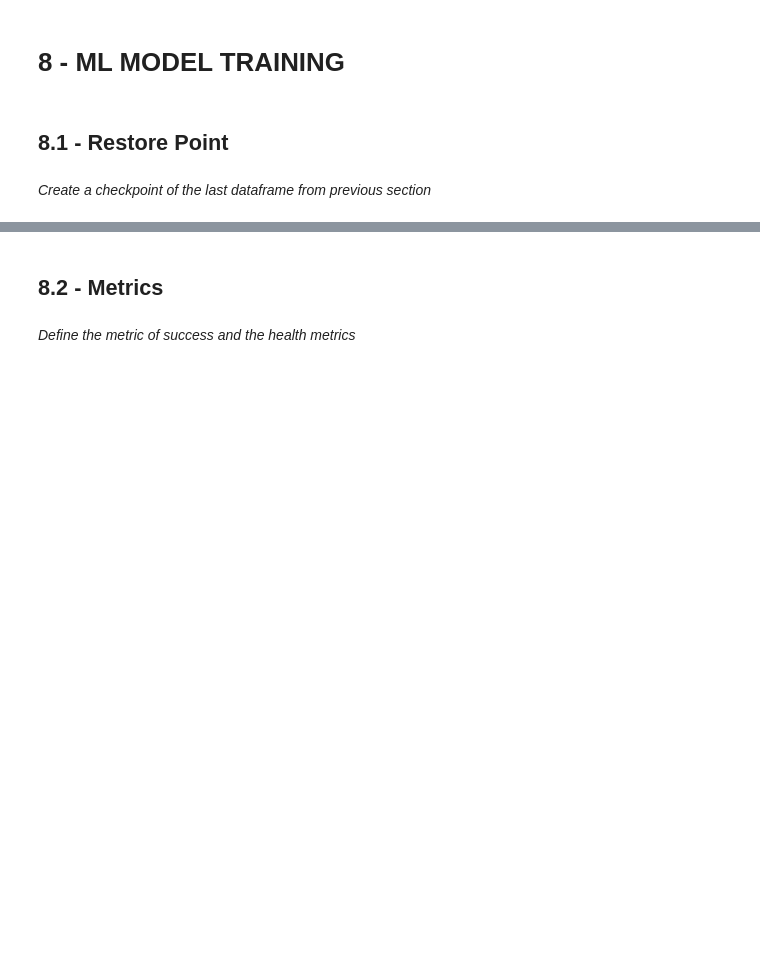
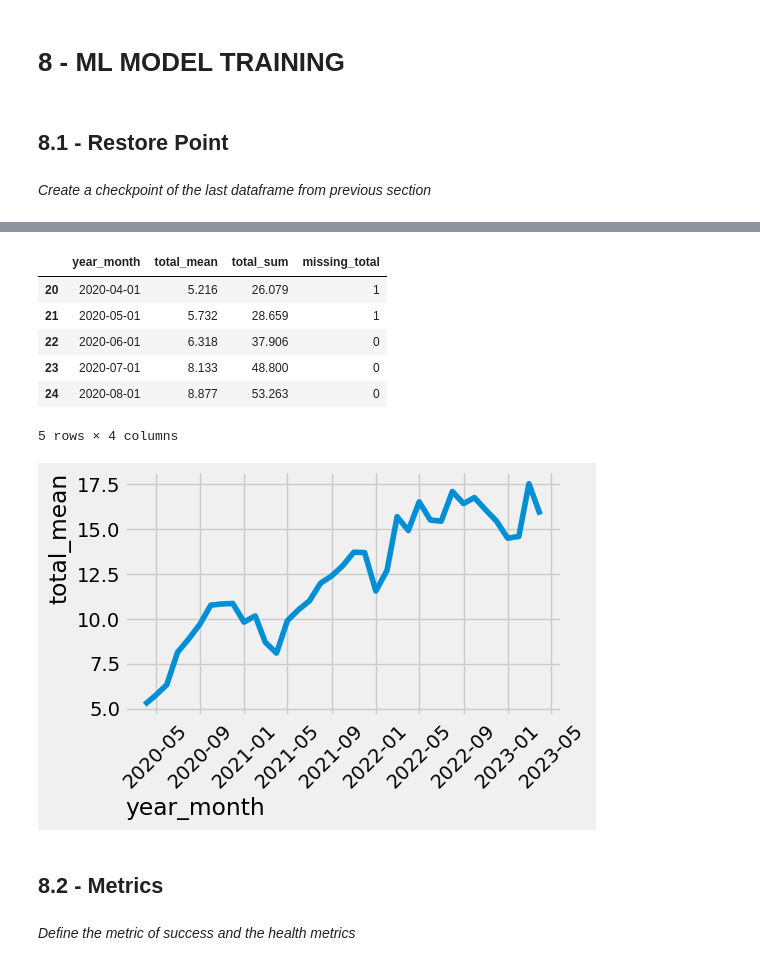
Before and after one commit to OmdenaAI/sao-paulo-chapter-passenger-demand, a Jupyter notebook: src/tasks/task_3_model_training_validation/ds_gustavo_cunha/0.0_gustavo-cunha_first_iteration.ipynb, the cells around one changed output, grey strips where cells are left out. Drawn from its saved outputs; the diff is of its cells as text; code cells hidden in the pictures; blank space fills up the shorter version.

```diff
--- a/src/tasks/task_3_model_training_validation/ds_gustavo_cunha/0.0_gustavo-cunha_first_iteration.ipynb
+++ b/src/tasks/task_3_model_training_validation/ds_gustavo_cunha/0.0_gustavo-cunha_first_iteration.ipynb
@@ -1614,3 +1686,24 @@ df_train
+# %%
+# filter data to only after pandemic
+df_train_agg_pos_covid = df_train_agg[df_train_agg["year_month"] > pd.to_datetime("2020-03-01", format="%Y-%m-%d")]
+
+# instanciate figure layout
+f = plt.figure(figsize=(5, 3))
+# inspect results visually
+sns.lineplot(data=df_train_agg_pos_covid, x="year_month", y="total_mean")
+plt.xticks(rotation=45);
+
+# inspect results
+display(df_train_agg_pos_covid.head())
+# %% [output]
+|  | year_month | total_mean | total_sum | missing_total |
+| 20 | 2020-04-01 | 5.216 | 26.079 | 1 |
+| 21 | 2020-05-01 | 5.732 | 28.659 | 1 |
+| 22 | 2020-06-01 | 6.318 | 37.906 | 0 |
+| 23 | 2020-07-01 | 8.133 | 48.800 | 0 |
+| 24 | 2020-08-01 | 8.877 | 53.263 | 0 |
+5 rows × 4 columns
+[figure, added]
 # %% [markdown]
 ## 8.2 - Metrics
 # %% [markdown]
```
Also changed, not shown: parts of 39 cells of this notebook, 3 other files.
